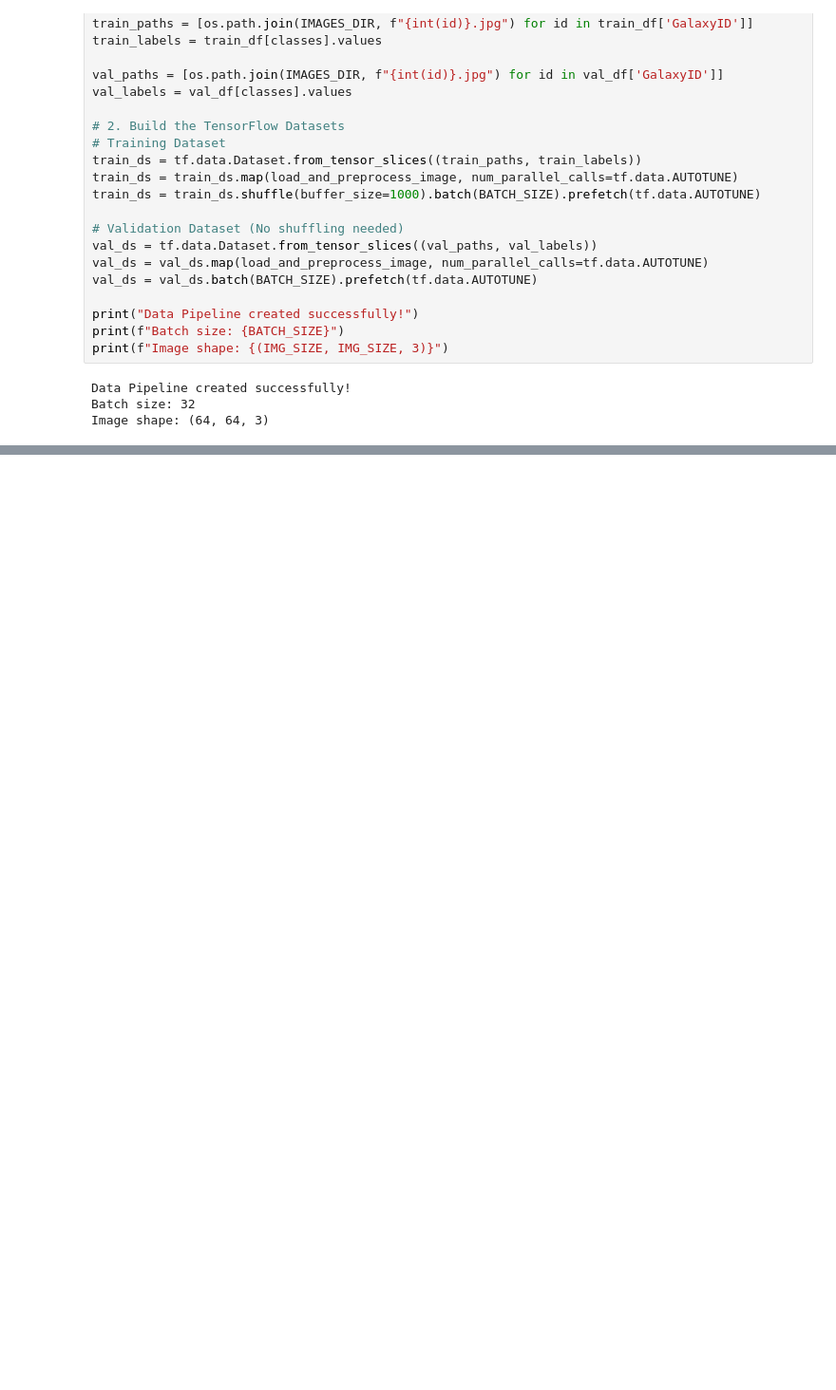
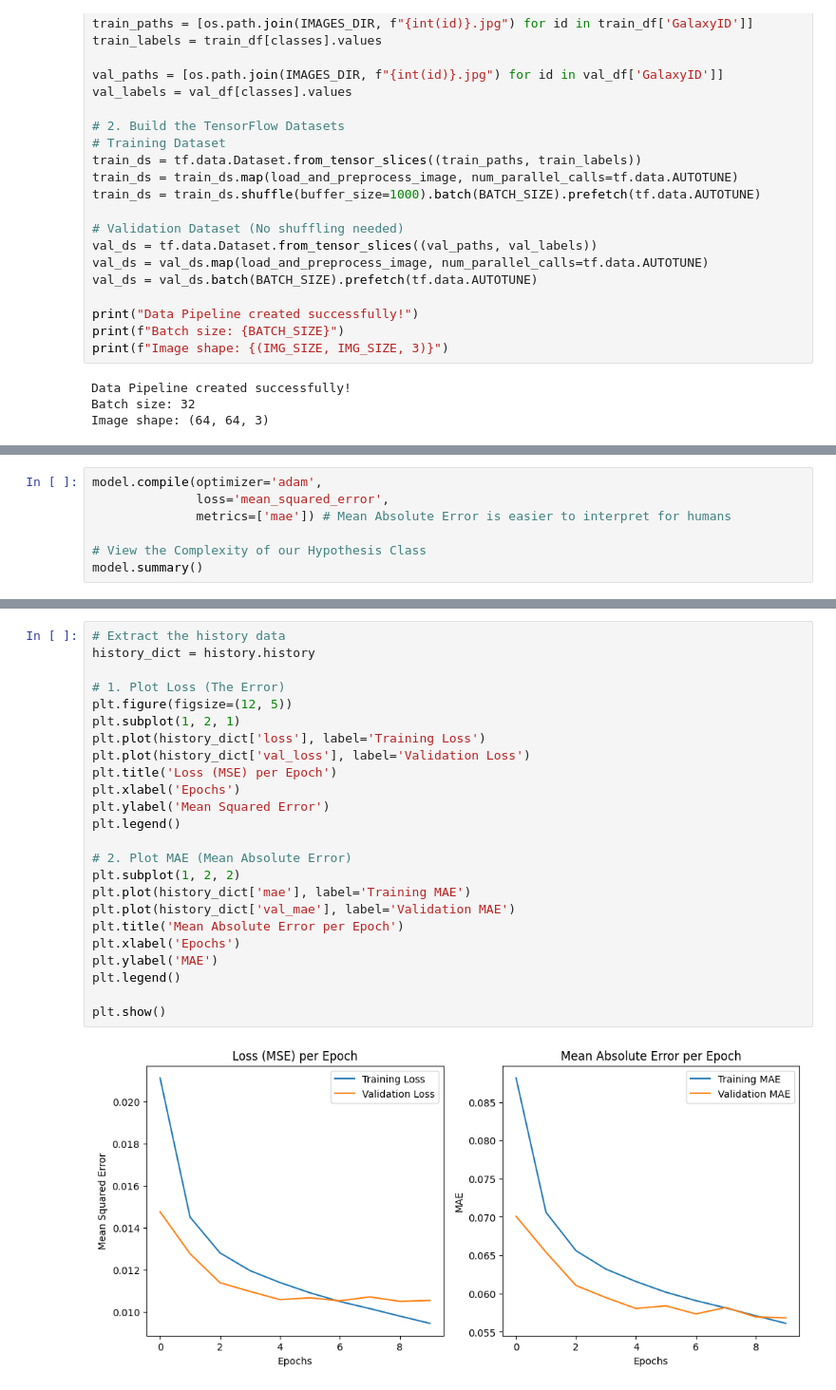
Before and after one commit to ThomasMcAdamBarkley/Galaxy_Morphology_Project, a Jupyter notebook: src/01_inspect_data.ipynb, the cells around one changed output, grey strips where cells are left out. Shown at 95% size. Saved outputs shown, nothing was run; the diff lists cells and outputs as text; blank space fills up the shorter version.

Commit message:
keras and pixel image analyse is working

```diff
--- a/src/01_inspect_data.ipynb
+++ b/src/01_inspect_data.ipynb
@@ -270,0 +322,7 @@ Image shape: (64, 64, 3)
+# %%
+model.compile(optimizer='adam',
+              loss='mean_squared_error',
+              metrics=['mae']) # Mean Absolute Error is easier to interpret for humans
+
+# View the Complexity of our Hypothesis Class
+model.summary()
@@ -270,0 +411,26 @@ Image shape: (64, 64, 3)
+# %%
+# Extract the history data
+history_dict = history.history
+
+# 1. Plot Loss (The Error)
+plt.figure(figsize=(12, 5))
+plt.subplot(1, 2, 1)
+plt.plot(history_dict['loss'], label='Training Loss')
+plt.plot(history_dict['val_loss'], label='Validation Loss')
+plt.title('Loss (MSE) per Epoch')
+plt.xlabel('Epochs')
+plt.ylabel('Mean Squared Error')
+plt.legend()
+
+# 2. Plot MAE (Mean Absolute Error)
+plt.subplot(1, 2, 2)
+plt.plot(history_dict['mae'], label='Training MAE')
+plt.plot(history_dict['val_mae'], label='Validation MAE')
+plt.title('Mean Absolute Error per Epoch')
+plt.xlabel('Epochs')
+plt.ylabel('MAE')
+plt.legend()
+
+plt.show()
+# %% [output]
+[figure, added]
```
Also changed, not shown: parts of 13 cells of this notebook, 5 other files.
